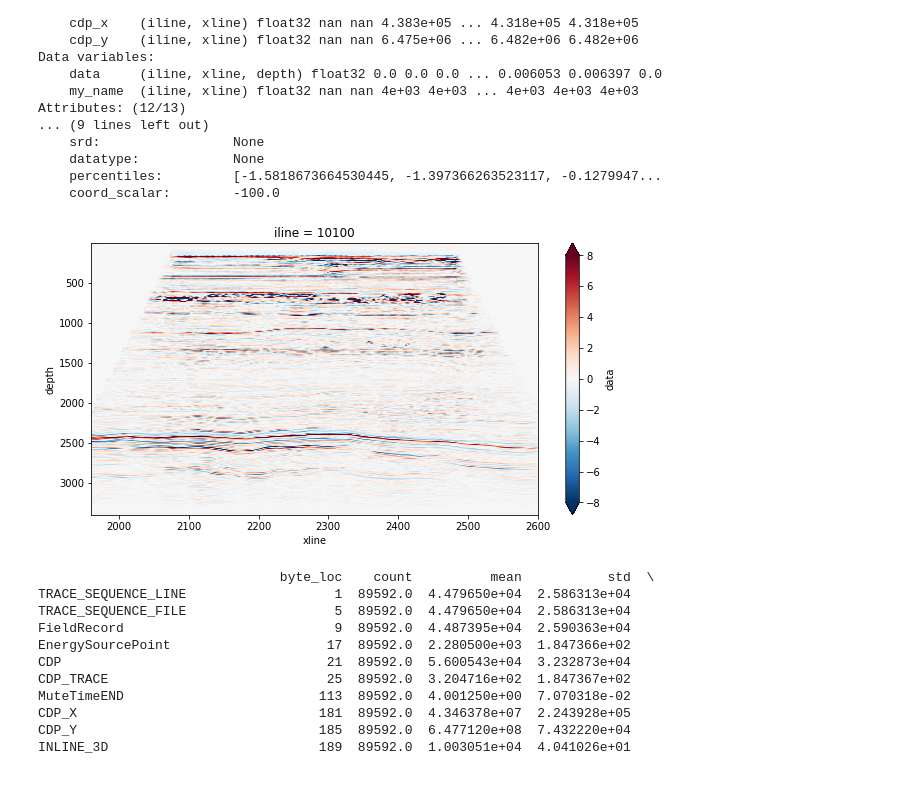
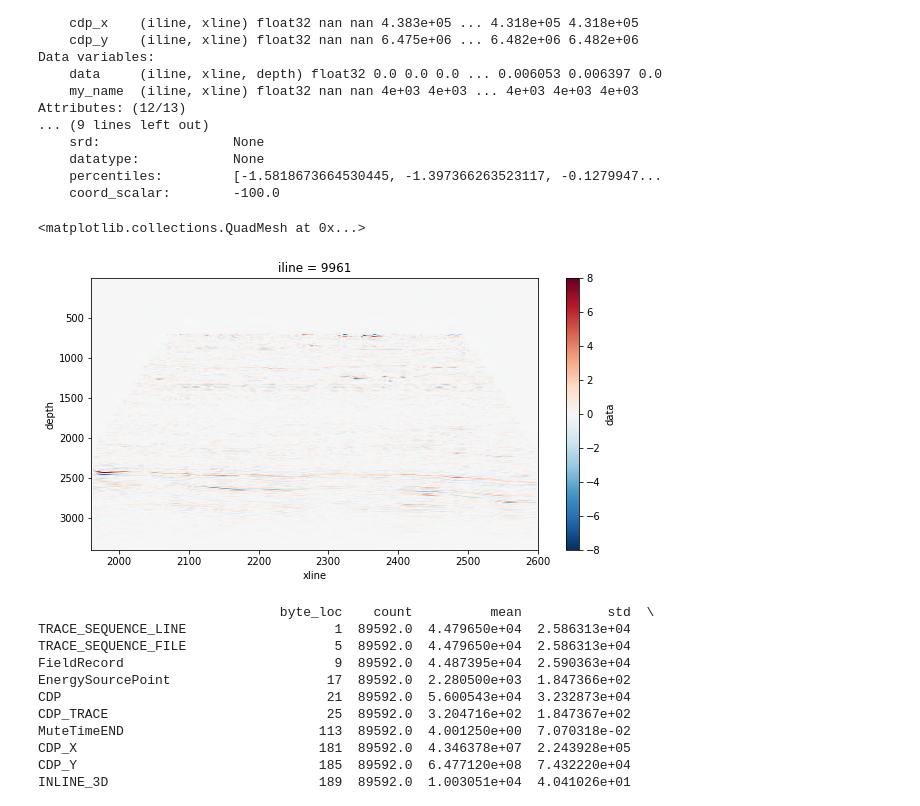
Before and after one commit to Dnbg1982/Oil-Gas-Projects, a Jupyter notebook: Exploration/Notebooks/SegY_Files.ipynb, the cells around one changed output. Saved outputs shown, nothing was run; the diff lists cells and outputs as text; code cells hidden in the pictures.

```diff
--- a/Exploration/Notebooks/SegY_Files.ipynb
+++ b/Exploration/Notebooks/SegY_Files.ipynb
@@ -256,7 +277,9 @@ Attributes: (12/13)
     percentiles:         [-1.5818673664530445, -1.397366263523117, -0.1279947...
     coord_scalar:        -100.0
 # %%
-_= seis_vol_1.sel(iline=10100).data.T.plot(yincrease=False, figsize=(10,5), vmax=8)
+# Checkout the data
+seis_vol_1.sel(iline=9961).data.T.plot(yincrease=False, figsize=(10,5), vmax=8)
 # %% [output]
+<matplotlib.collections.QuadMesh at 0x...>
-[figure, old version]
+[figure, new version]
 # %%
```
Also changed, not shown: parts of 12 cells of this notebook.
